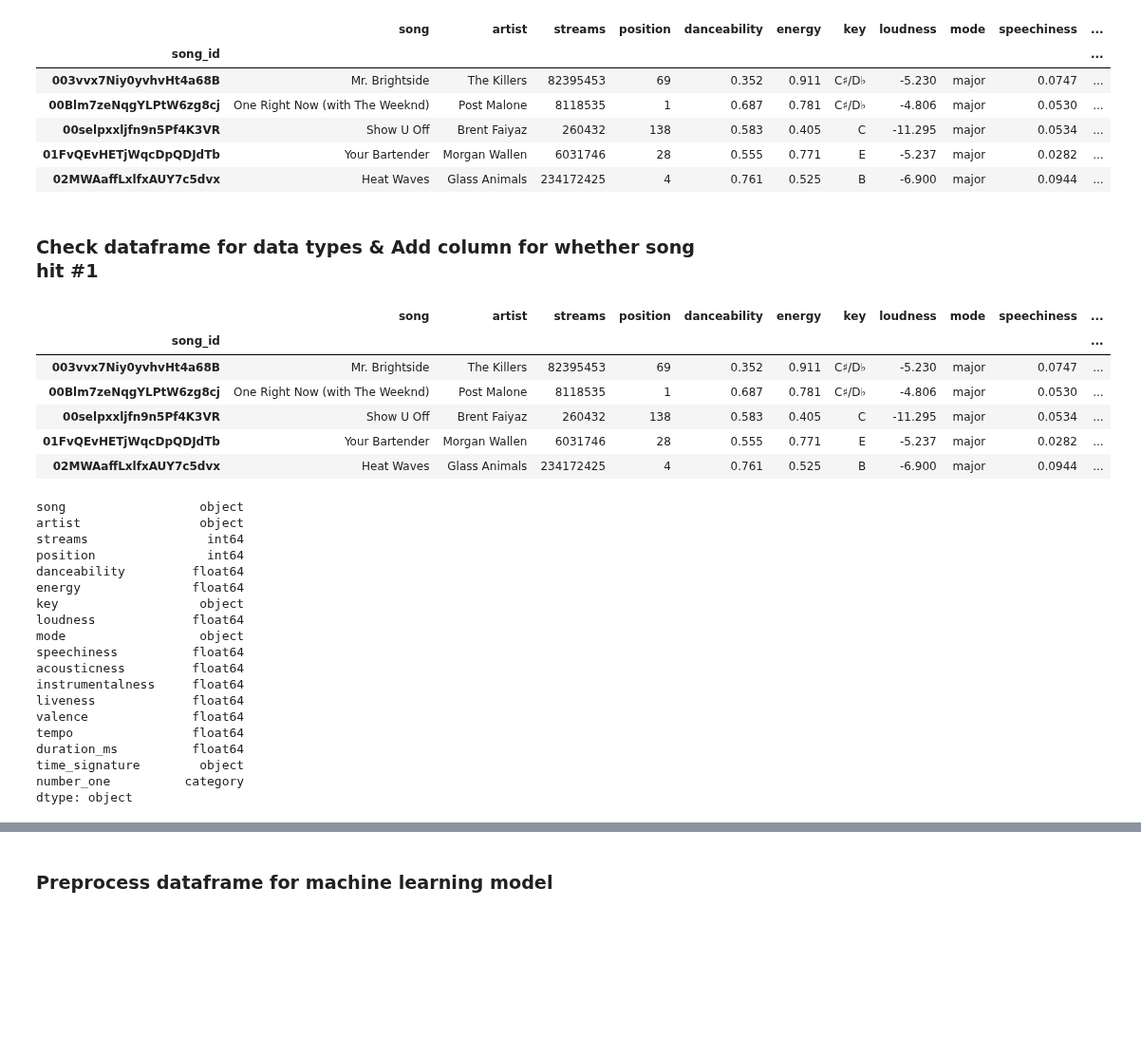
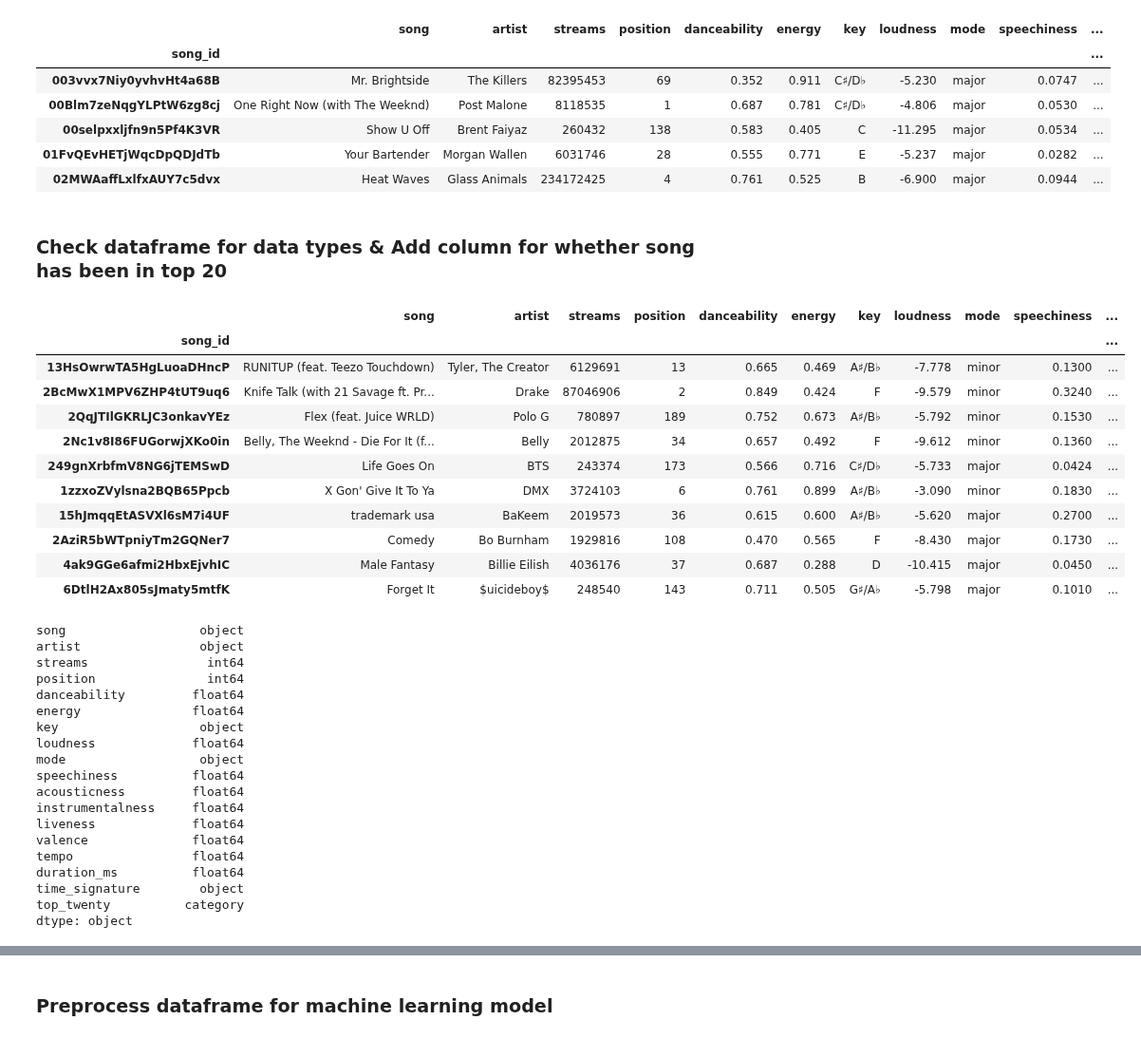
Before and after one commit to aseo67/Top_Songs_Analysis, a Jupyter notebook: TopSongsAnalysis_Model.ipynb, the cells around one changed output, grey strips where cells are left out. Shown at 95% size. Cells and saved outputs as stored; diff of their text form; code cells hidden in the pictures; blank space fills up the shorter version.

```diff
--- a/TopSongsAnalysis_Model.ipynb
+++ b/TopSongsAnalysis_Model.ipynb
@@ -31,24 +32,30 @@ song_df.head()
 | 01FvQEvHETjWqcDpQDJdTb | Your Bartender | Morgan Wallen | 6031746 | 28 | 0.555 | 0.771 | E | -5.237 | major | 0.0282 | ... |
 | 02MWAaffLxlfxAUY7c5dvx | Heat Waves | Glass Animals | 234172425 | 4 | 0.761 | 0.525 | B | -6.900 | major | 0.0944 | ... |
 # %% [markdown]
-### Check dataframe for data types & Add column for whether song hit #1
+### Check dataframe for data types & Add column for whether song has been in top 20
 # %%
-# Add column for Yes/No encoding of whether song hit #1
+# Add column for Yes/No encoding of whether song hit top 20 positions
+# Save as new df for machine learning
 song_ml_df = song_df.copy()
 
-bins = [0, 1, 200]
+bins = [0, 20, 200]
 group_names = [1, 0]
 
-song_ml_df['number_one'] = pd.cut(song_ml_df['position'], bins, labels=group_names)
-song_ml_df.head()
+song_ml_df['top_twenty'] = pd.cut(song_ml_df['position'], bins, labels=group_names)
+song_ml_df.sample(10)
 # %% [output]
 |  | song | artist | streams | position | danceability | energy | key | loudness | mode | speechiness | ... |
 | song_id |  |  |  |  |  |  |  |  |  |  | ... |
-| 003vvx7Niy0yvhvHt4a68B | Mr. Brightside | The Killers | 82395453 | 69 | 0.352 | 0.911 | C♯/D♭ | -5.230 | major | 0.0747 | ... |
-| 00Blm7zeNqgYLPtW6zg8cj | One Right Now (with The Weeknd) | Post Malone | 8118535 | 1 | 0.687 | 0.781 | C♯/D♭ | -4.806 | major | 0.0530 | ... |
-| 00selpxxljfn9n5Pf4K3VR | Show U Off | Brent Faiyaz | 260432 | 138 | 0.583 | 0.405 | C | -11.295 | major | 0.0534 | ... |
-| 01FvQEvHETjWqcDpQDJdTb | Your Bartender | Morgan Wallen | 6031746 | 28 | 0.555 | 0.771 | E | -5.237 | major | 0.0282 | ... |
-| 02MWAaffLxlfxAUY7c5dvx | Heat Waves | Glass Animals | 234172425 | 4 | 0.761 | 0.525 | B | -6.900 | major | 0.0944 | ... |
+| 13HsOwrwTA5HgLuoaDHncP | RUNITUP (feat. Teezo Touchdown) | Tyler, The Creator | 6129691 | 13 | 0.665 | 0.469 | A♯/B♭ | -7.778 | minor | 0.1300 | ... |
+| 2BcMwX1MPV6ZHP4tUT9uq6 | Knife Talk (with 21 Savage ft. Pr... | Drake | 87046906 | 2 | 0.849 | 0.424 | F | -9.579 | minor | 0.3240 | ... |
+| 2QqJTIlGKRLJC3onkavYEz | Flex (feat. Juice WRLD) | Polo G | 780897 | 189 | 0.752 | 0.673 | A♯/B♭ | -5.792 | minor | 0.1530 | ... |
+| 2Nc1v8I86FUGorwjXKo0in | Belly, The Weeknd - Die For It (f... | Belly | 2012875 | 34 | 0.657 | 0.492 | F | -9.612 | minor | 0.1360 | ... |
+| 249gnXrbfmV8NG6jTEMSwD | Life Goes On | BTS | 243374 | 173 | 0.566 | 0.716 | C♯/D♭ | -5.733 | major | 0.0424 | ... |
+| 1zzxoZVylsna2BQB65Ppcb | X Gon' Give It To Ya | DMX | 3724103 | 6 | 0.761 | 0.899 | A♯/B♭ | -3.090 | minor | 0.1830 | ... |
+| 15hJmqqEtASVXl6sM7i4UF | trademark usa | BaKeem | 2019573 | 36 | 0.615 | 0.600 | A♯/B♭ | -5.620 | major | 0.2700 | ... |
+| 2AziR5bWTpniyTm2GQNer7 | Comedy | Bo Burnham | 1929816 | 108 | 0.470 | 0.565 | F | -8.430 | major | 0.1730 | ... |
+| 4ak9GGe6afmi2HbxEjvhIC | Male Fantasy | Billie Eilish | 4036176 | 37 | 0.687 | 0.288 | D | -10.415 | major | 0.0450 | ... |
+| 6DtlH2Ax805sJmaty5mtfK | Forget It | $uicideboy$ | 248540 | 143 | 0.711 | 0.505 | G♯/A♭ | -5.798 | major | 0.1010 | ... |
 # %%
 # Check data types
 song_ml_df.dtypes
@@ -70,6 +77,6 @@ valence              float64
 tempo                float64
 duration_ms          float64
 time_signature        object
-number_one          category
+top_twenty          category
 dtype: object
 # %%
```
Also changed, not shown: parts of 28 cells of this notebook, 4 other files.
